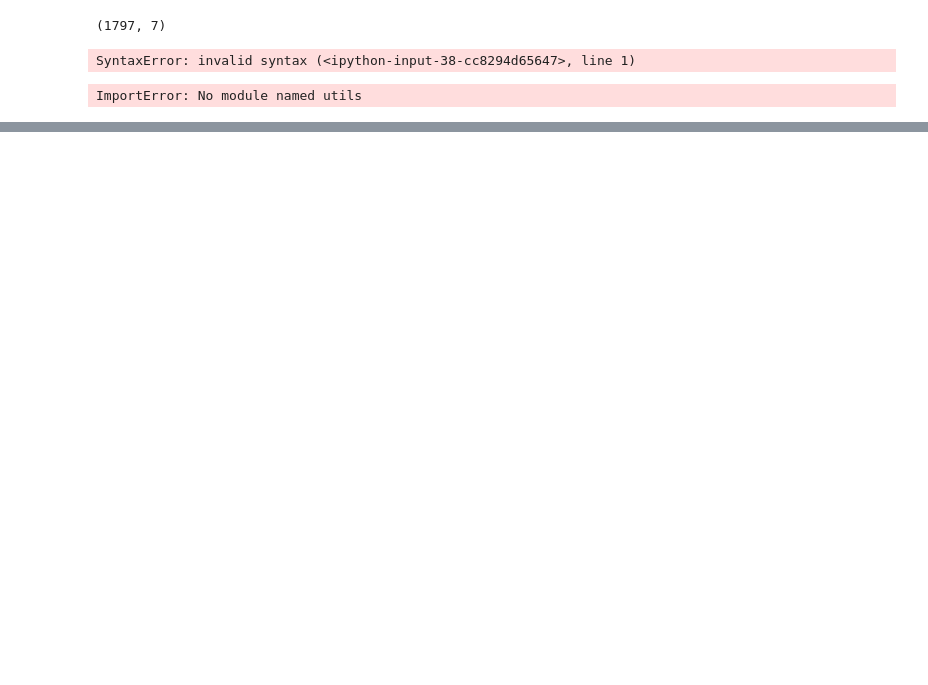
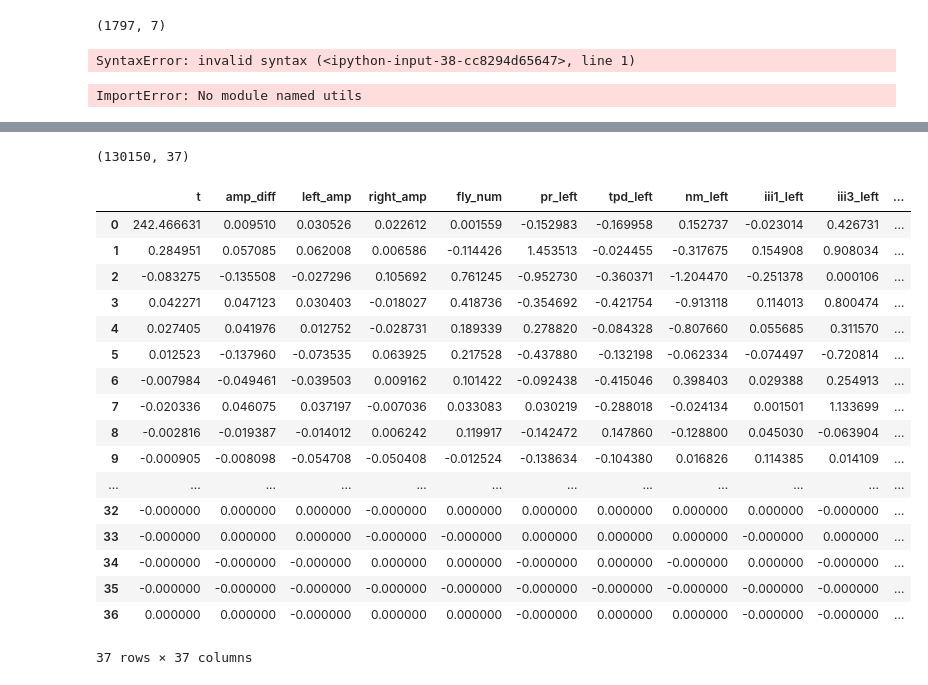
Before and after one commit to lyshds/kinematics_triggered_correlations, a Jupyter notebook: 28_factor_analysis.ipynb, the cells around one changed output, grey strips where cells are left out. Drawn from its saved outputs; the diff is of its cells as text; code cells hidden in the pictures; blank space fills up the shorter version.

```diff
--- a/28_factor_analysis.ipynb
+++ b/28_factor_analysis.ipynb
@@ -405,0 +735,2 @@ ImportError: No module named utils
+# %%
+df2= df2.fillna(0)
@@ -405,0 +753,31 @@ ImportError: No module named utils
+# %%
+np.shape(df2.values)
+# %% [output]
+(130150, 37)
+# %%
+array_of_muscle_activities = df2.values
+# %%
+col_names = df2.columns
+# %%
+factor = FactorAnalysis().fit(array_of_muscle_activities)
+# %%
+pd.DataFrame(factor.components_,columns = col_names)
+# %% [output]
+|  | t | amp_diff | left_amp | right_amp | fly_num | pr_left | tpd_left | nm_left | iii1_left | iii3_left | ... |
+| 0 | 242.466631 | 0.009510 | 0.030526 | 0.022612 | 0.001559 | -0.152983 | -0.169958 | 0.152737 | -0.023014 | 0.426731 | ... |
+| 1 | 0.284951 | 0.057085 | 0.062008 | 0.006586 | -0.114426 | 1.453513 | -0.024455 | -0.317675 | 0.154908 | 0.908034 | ... |
+| 2 | -0.083275 | -0.135508 | -0.027296 | 0.105692 | 0.761245 | -0.952730 | -0.360371 | -1.204470 | -0.251378 | 0.000106 | ... |
+| 3 | 0.042271 | 0.047123 | 0.030403 | -0.018027 | 0.418736 | -0.354692 | -0.421754 | -0.913118 | 0.114013 | 0.800474 | ... |
+| 4 | 0.027405 | 0.041976 | 0.012752 | -0.028731 | 0.189339 | 0.278820 | -0.084328 | -0.807660 | 0.055685 | 0.311570 | ... |
+| 5 | 0.012523 | -0.137960 | -0.073535 | 0.063925 | 0.217528 | -0.437880 | -0.132198 | -0.062334 | -0.074497 | -0.720814 | ... |
+| 6 | -0.007984 | -0.049461 | -0.039503 | 0.009162 | 0.101422 | -0.092438 | -0.415046 | 0.398403 | 0.029388 | 0.254913 | ... |
+| 7 | -0.020336 | 0.046075 | 0.037197 | -0.007036 | 0.033083 | 0.030219 | -0.288018 | -0.024134 | 0.001501 | 1.133699 | ... |
+| 8 | -0.002816 | -0.019387 | -0.014012 | 0.006242 | 0.119917 | -0.142472 | 0.147860 | -0.128800 | 0.045030 | -0.063904 | ... |
+| 9 | -0.000905 | -0.008098 | -0.054708 | -0.050408 | -0.012524 | -0.138634 | -0.104380 | 0.016826 | 0.114385 | 0.014109 | ... |
+| ... | ... | ... | ... | ... | ... | ... | ... | ... | ... | ... | ... |
+| 32 | -0.000000 | 0.000000 | 0.000000 | -0.000000 | 0.000000 | 0.000000 | 0.000000 | 0.000000 | 0.000000 | -0.000000 | ... |
+| 33 | -0.000000 | 0.000000 | 0.000000 | -0.000000 | -0.000000 | 0.000000 | 0.000000 | 0.000000 | -0.000000 | 0.000000 | ... |
+| 34 | -0.000000 | -0.000000 | -0.000000 | 0.000000 | 0.000000 | -0.000000 | 0.000000 | -0.000000 | 0.000000 | -0.000000 | ... |
+| 35 | -0.000000 | -0.000000 | -0.000000 | -0.000000 | -0.000000 | -0.000000 | -0.000000 | -0.000000 | -0.000000 | -0.000000 | ... |
+| 36 | 0.000000 | 0.000000 | -0.000000 | 0.000000 | 0.000000 | -0.000000 | 0.000000 | 0.000000 | -0.000000 | -0.000000 | ... |
+37 rows × 37 columns
```
Also changed, not shown: parts of 41 cells of this notebook, 3 other files.
